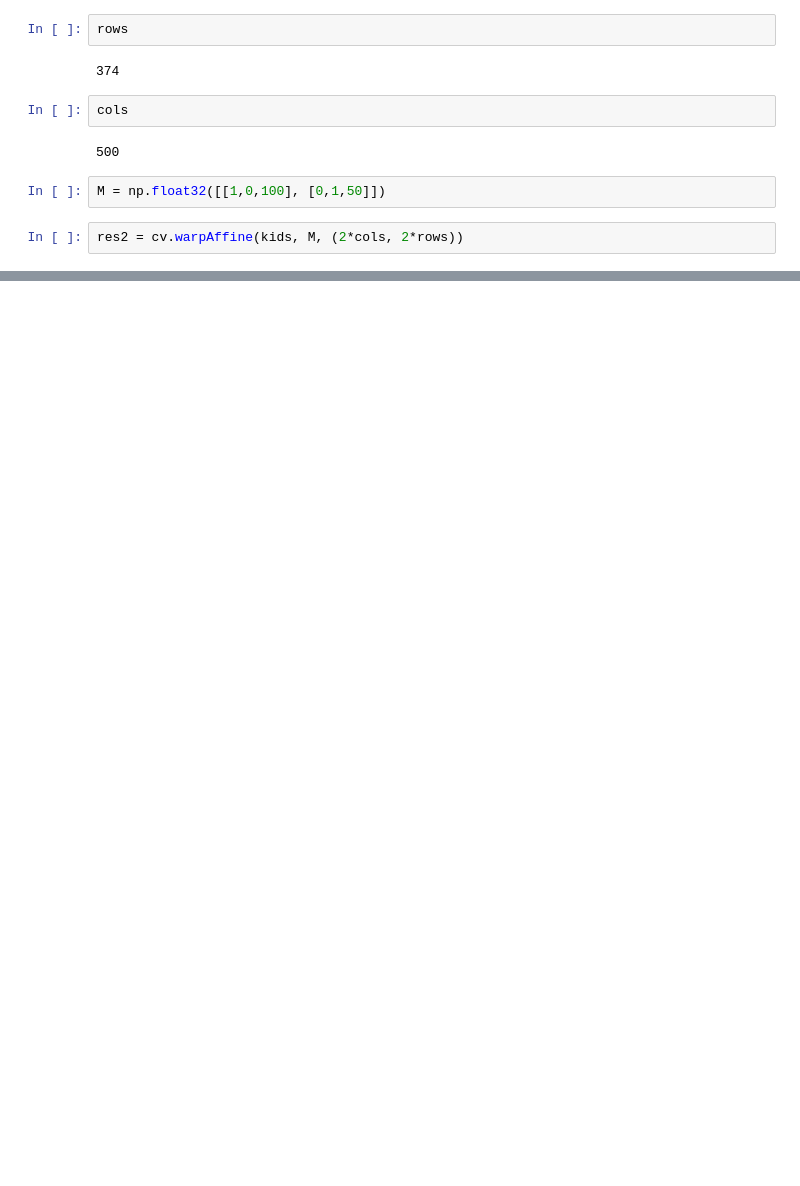
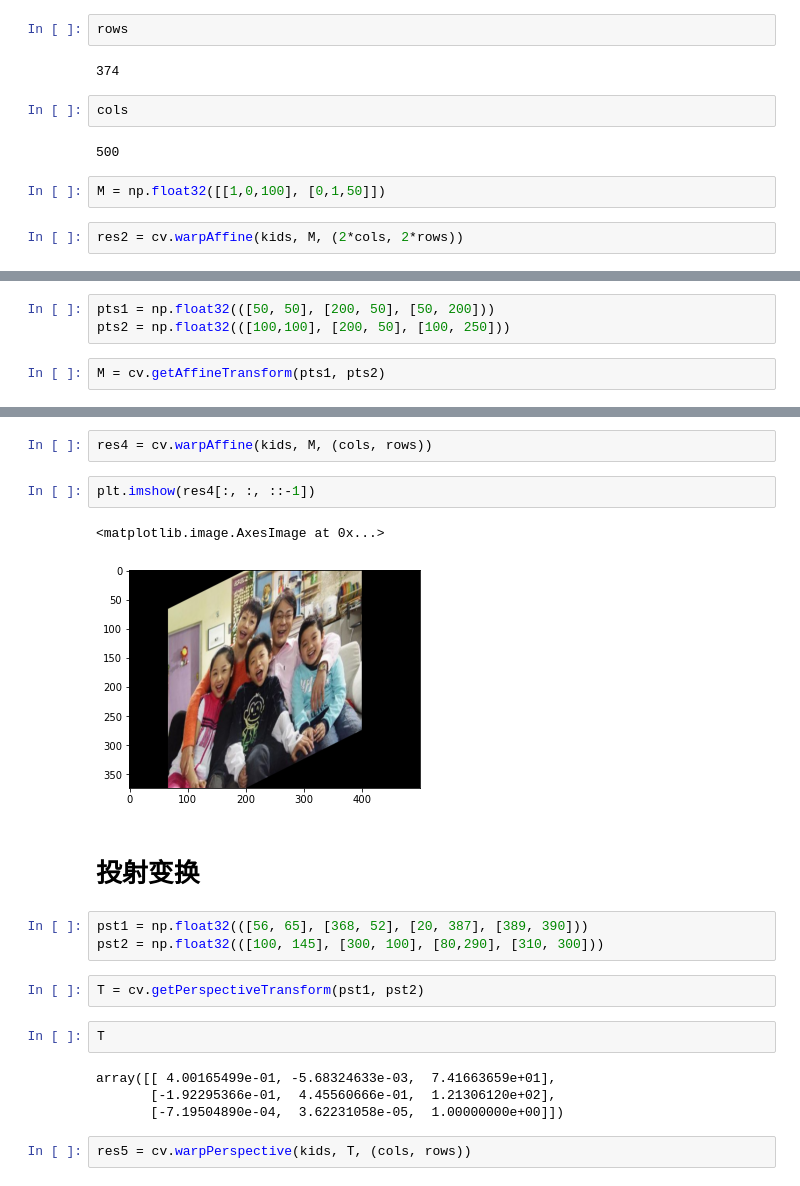
Before and after one commit to PlutoCtx/heima-OpenCV, a Jupyter notebook: 05几何变换.ipynb, the cells around one changed output, grey strips where cells are left out. Saved outputs shown, nothing was run; the diff lists cells and outputs as text; blank space fills up the shorter version.

```diff
--- a/05几何变换.ipynb
+++ b/05几何变换.ipynb
@@ -67,0 +82,5 @@ plt.imshow(res2[:, :, ::-1])
+# %%
+pts1 = np.float32(([50, 50], [200, 50], [50, 200]))
+pts2 = np.float32(([100,100], [200, 50], [100, 250]))
+# %%
+M = cv.getAffineTransform(pts1, pts2)
@@ -67,0 +92,22 @@ plt.imshow(res2[:, :, ::-1])
+# %%
+res4 = cv.warpAffine(kids, M, (cols, rows))
+# %%
+plt.imshow(res4[:, :, ::-1])
+# %% [output]
+<matplotlib.image.AxesImage at 0x...>
+[figure, added]
+# %% [markdown]
+# 投射变换
+# %%
+pst1 = np.float32(([56, 65], [368, 52], [20, 387], [389, 390]))
+pst2 = np.float32(([100, 145], [300, 100], [80,290], [310, 300]))
+# %%
+T = cv.getPerspectiveTransform(pst1, pst2)
+# %%
+T
+# %% [output]
+array([[ 4.00165499e-01, -5.68324633e-03,  7.41663659e+01],
+       [-1.92295366e-01,  4.45560666e-01,  1.21306120e+02],
+       [-7.19504890e-04,  3.62231058e-05,  1.00000000e+00]])
+# %%
+res5 = cv.warpPerspective(kids, T, (cols, rows))
```
Also changed, not shown: parts of 20 cells of this notebook, 1 other file.
